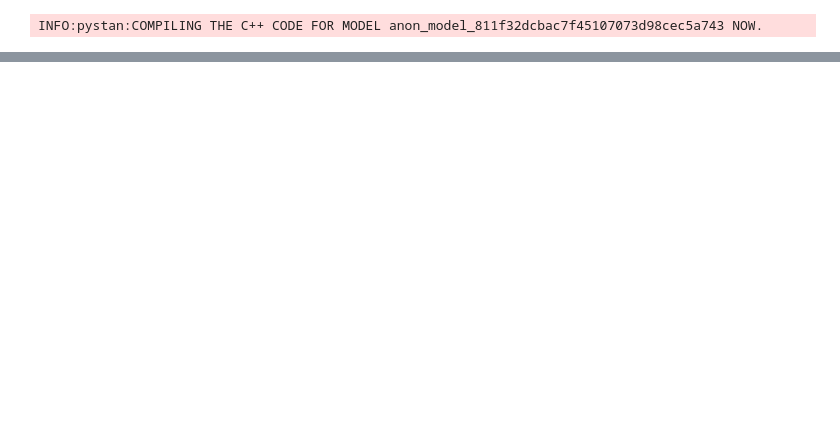
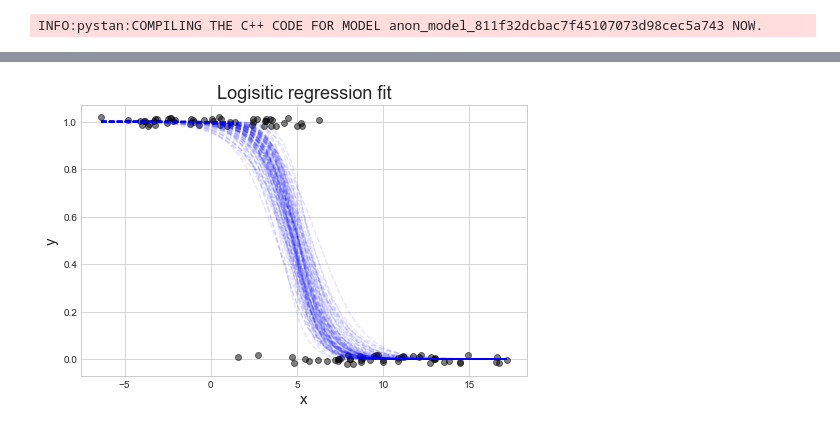
Before and after one commit to jhrcook/stan-user-guide-notes, a Jupyter notebook: notebooks/p1_example-models/ch01_regression-models.ipynb, the cells around one changed output, grey strips where cells are left out. Cells and saved outputs as stored; diff of their text form; code cells hidden in the pictures; blank space fills up the shorter version.

```diff
--- a/notebooks/p1_example-models/ch01_regression-models.ipynb
+++ b/notebooks/p1_example-models/ch01_regression-models.ipynb
@@ -111,0 +281,20 @@ array([[<matplotlib.axes._subplots.AxesSubplot object at 0x...>,
+# %%
+new_x = np.linspace(x.min(), x.max(), 50)
+
+post_data = m_logreg_fit.extract(permuted=True, inc_warmup=False)
+
+plt.plot(x, y + np.random.uniform(-0.02, 0.02, N), 'ko', alpha=0.5)
+
+for i in range(0, 100):
+    alpha = post_data['alpha'][i]
+    beta = post_data['beta'][i]
+    mu = alpha + beta * new_x
+    new_y = 1 / (1 + np.exp(-mu))
+    plt.plot(new_x, new_y, 'b--', alpha=0.1)
+
+plt.xlabel('x')
+plt.ylabel('y')
+plt.title('Logisitic regression fit')
+plt.show()
+# %% [output]
+[figure, added]
```
Also changed, not shown: parts of 26 cells of this notebook, 9 other files.
